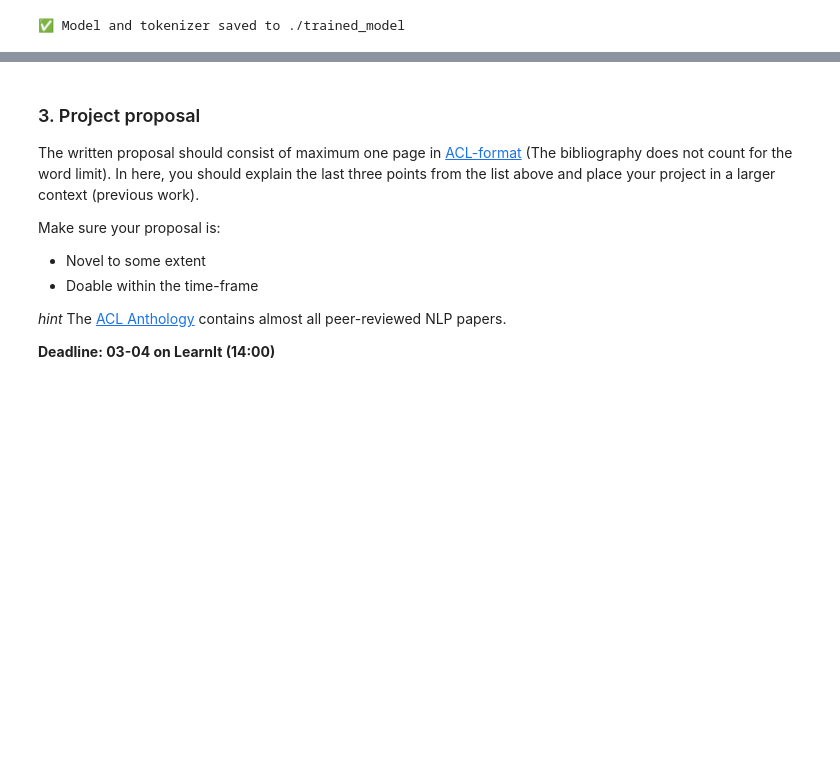
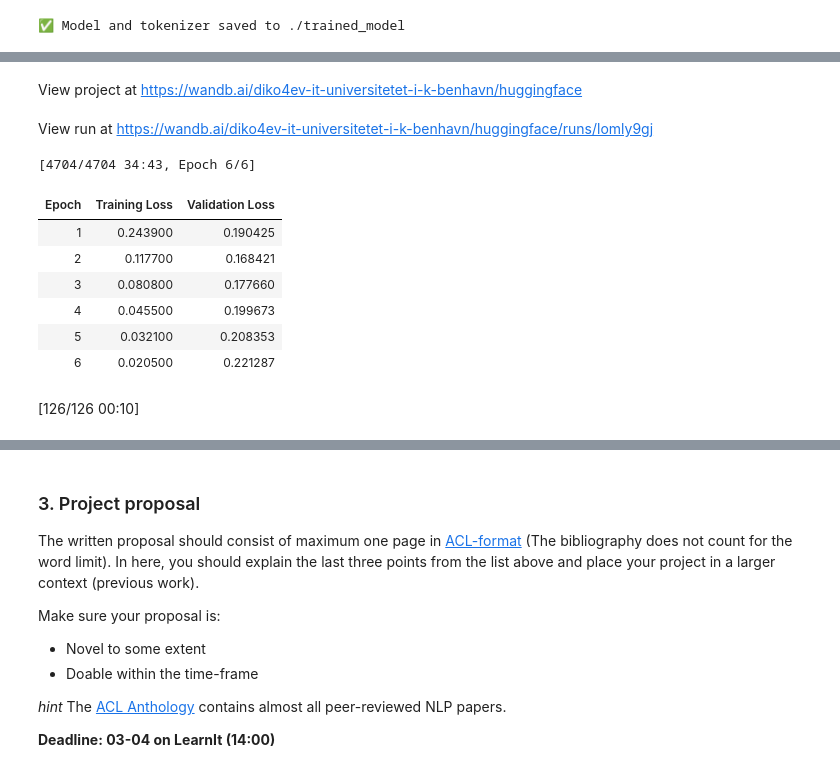
Before and after one commit to kfkfkflmej/NLP_project, a Jupyter notebook: project/project.ipynb, the cells around one changed output, grey strips where cells are left out. Saved outputs shown, nothing was run; the diff lists cells and outputs as text; code cells hidden in the pictures; blank space fills up the shorter version.

```diff
--- a/project/project.ipynb
+++ b/project/project.ipynb
@@ -351,14 +354,18 @@ trainer = Trainer(
 )
 
 # Run inference on the test dataset
-predictions = trainer.predict(tokenized_datasets["test"])
-#predictions = trainer.predict(tokenized_datasets["validation"])
+predictions_test = trainer.predict(tokenized_datasets["test"])
+predictions_val = trainer.predict(tokenized_datasets["validation"])
 
 # Extract label predictions
-pred_labels = torch.argmax(torch.tensor(predictions.predictions), dim=2).numpy()
+pred_labels_val = torch.argmax(torch.tensor(predictions_val.predictions), dim=2).numpy()
+pred_labels_test = torch.argmax(torch.tensor(predictions_test.predictions), dim=2).numpy()
+# Convert predicted IDs to text labels
+final_predictions_val = [
+    [id2label[p] for p in sentence] for sentence in pred_labels_val
+]
 
-# Convert predicted IDs to text labels
-final_predictions = [
-    [id2label[p] for p in sentence] for sentence in pred_labels
+final_predictions_test = [
+    [id2label[p] for p in sentence] for sentence in pred_labels_test
 ]
 # %% [output]
@@ -459,0 +416,53 @@ print(f"✅ Predictions saved successfully to {predictions_file}!")
+# %%
+# Set seed for reproducibility
+
+# Define constants
+MODEL_NAME = 'bert-base-multilingual-cased' # "bert-base-uncased"
+BATCH_SIZE = 16
+EPOCHS = 3
+LEARNING_RATE = 2e-5
+
+# Load tokenizer
+# Load tokenizer and model
+tokenizer = AutoTokenizer.from_pretrained(MODEL_NAME)
+
+config = AutoConfig.from_pretrained(MODEL_NAME, num_labels=len(label_list), id2label=id2label, label2id=label2id)
+data_collator = DataCollatorForTokenClassification(tokenizer)
+model = AutoModelForTokenClassification.from_pretrained(MODEL_NAME, config=config)
+
+small_eval_dataset = tokenized_datasets["validation"].select(range(200))  # Smaller eval set
+# Define training arguments
+training_args = TrainingArguments(
+    output_dir="./results",
+    evaluation_strategy="epoch",
+    save_strategy="epoch",
+    learning_rate=LEARNING_RATE,
+    per_device_train_batch_size=BATCH_SIZE,
+    per_device_eval_batch_size=BATCH_SIZE,
+    num_train_epochs=6,
+    weight_decay=0.001,
+)
+
+# Define trainer
+trainer_m_c = Trainer(
+    model=model,
+    args=training_args,
+    train_dataset=tokenized_datasets["train"],
+    eval_dataset=tokenized_datasets["validation"],
+    tokenizer=tokenizer,
+    data_collator=data_collator
+)
+
+# Train model
+trainer_m_c.train()
+
+# Evaluate model
+metric = evaluate.load("seqeval")
+
+def compute_metrics(p):
+    predictions, labels = p
+    predictions = np.argmax(predictions, axis=2)
+    return metric.compute(predictions=predictions, references=labels)
+
+trainer_m_c.evaluate(eval_dataset=tokenized_datasets["validation"], metric_key_prefix="eval")
+# %% [output]
@@ -459,0 +486,11 @@ print(f"✅ Predictions saved successfully to {predictions_file}!")
+View project at https://wandb.ai/diko4ev-it-universitetet-i-k-benhavn/huggingface
+View run at https://wandb.ai/diko4ev-it-universitetet-i-k-benhavn/huggingface/runs/lomly9gj
+[4704/4704 34:43, Epoch 6/6]
+| Epoch | Training Loss | Validation Loss |
+| 1 | 0.243900 | 0.190425 |
+| 2 | 0.117700 | 0.168421 |
+| 3 | 0.080800 | 0.177660 |
+| 4 | 0.045500 | 0.199673 |
+| 5 | 0.032100 | 0.208353 |
+| 6 | 0.020500 | 0.221287 |
+[126/126 00:10]
```
Also changed, not shown: parts of 26 cells of this notebook, 7 other files.
